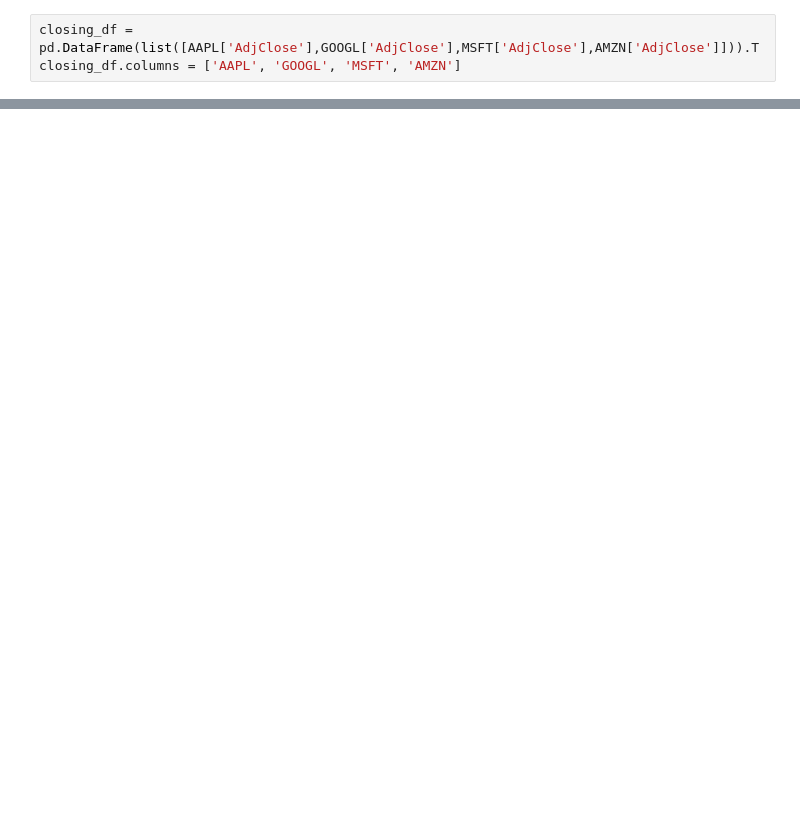
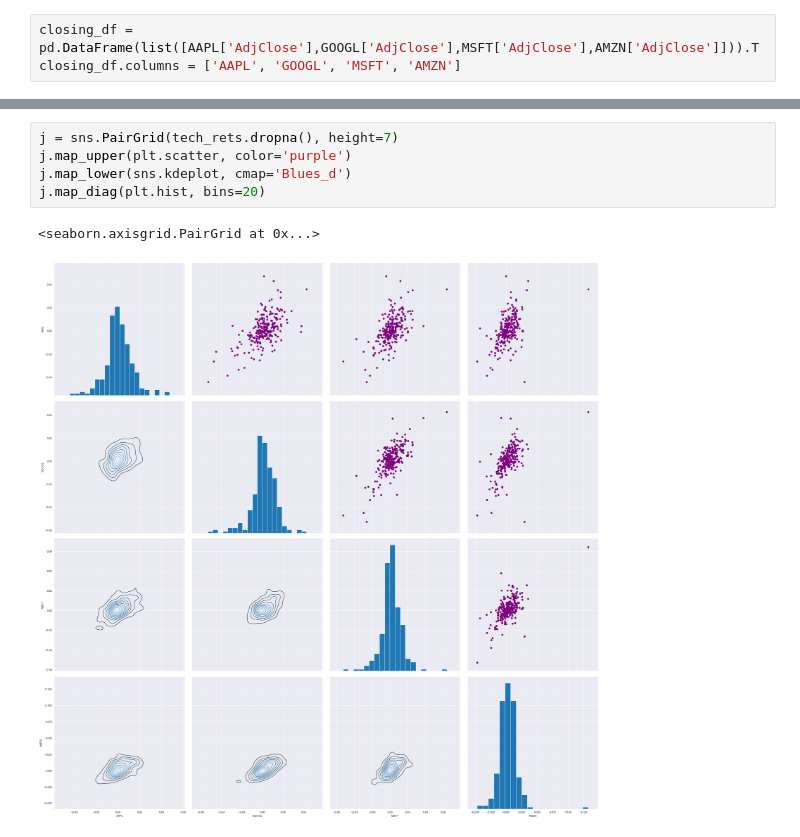
Before and after one commit to kimdang/Stock-Market-Analysis, a Jupyter notebook: Stock Market Analysis.ipynb, the cells around one changed output, grey strips where cells are left out. Saved outputs shown, nothing was run; the diff lists cells and outputs as text; blank space fills up the shorter version.

```diff
--- a/Stock Market Analysis.ipynb
+++ b/Stock Market Analysis.ipynb
@@ -71,0 +86,8 @@ closing_df.columns = ['AAPL', 'GOOGL', 'MSFT', 'AMZN']
+# %%
+j = sns.PairGrid(tech_rets.dropna(), height=7)
+j.map_upper(plt.scatter, color='purple')
+j.map_lower(sns.kdeplot, cmap='Blues_d')
+j.map_diag(plt.hist, bins=20)
+# %% [output]
+<seaborn.axisgrid.PairGrid at 0x...>
+[figure, added]
```
Also changed, not shown: parts of 13 cells of this notebook.
